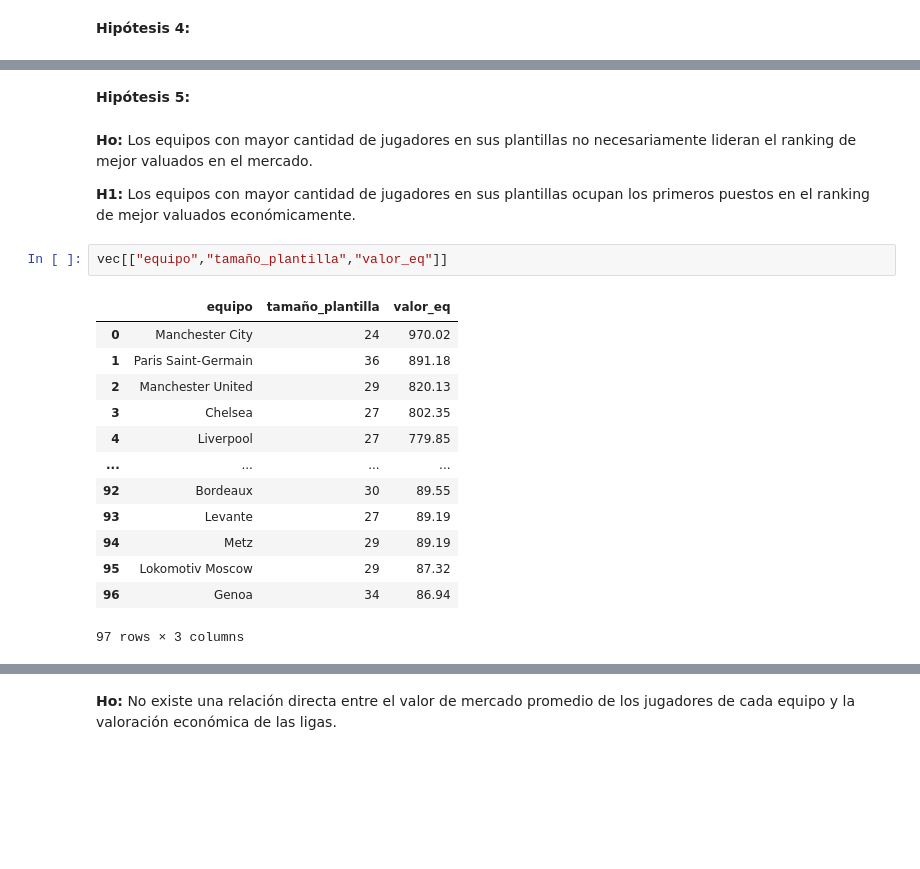
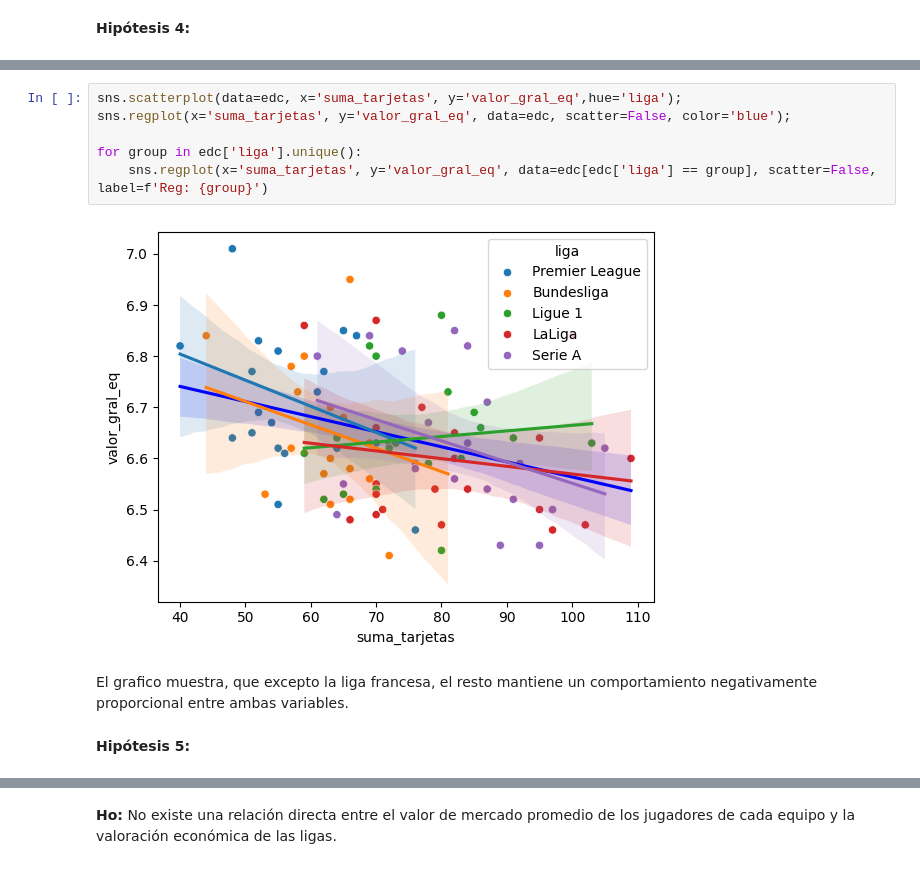
Before and after one commit to FedeThione/DS-EDA-Futbol, a Jupyter notebook: src/Notebooks/3-EDA_DEFINITIVO.ipynb, the cells around one changed output, grey strips where cells are left out. Cells and saved outputs as stored; diff of their text form; blank space fills up the shorter version.

```diff
--- a/src/Notebooks/3-EDA_DEFINITIVO.ipynb
+++ b/src/Notebooks/3-EDA_DEFINITIVO.ipynb
@@ -627,22 +617,12 @@ edc[["equipo","t_amarillas","t_rojas"]]
+# %%
+sns.scatterplot(data=edc, x='suma_tarjetas', y='valor_gral_eq',hue='liga');
+sns.regplot(x='suma_tarjetas', y='valor_gral_eq', data=edc, scatter=False, color='blue');
+
+for group in edc['liga'].unique():
+    sns.regplot(x='suma_tarjetas', y='valor_gral_eq', data=edc[edc['liga'] == group], scatter=False, label=f'Reg: {group}')
+# %% [output]
+[figure, added]
+# %% [markdown]
+El grafico muestra, que excepto la liga francesa, el resto mantiene un comportamiento negativamente proporcional entre ambas variables.
 # %% [markdown]
 **Hipótesis 5:**
-# %% [markdown]
-**Ho:** Los equipos con mayor cantidad de jugadores en sus plantillas no necesariamente lideran el ranking de mejor valuados en el mercado.
-
-**H1:** Los equipos con mayor cantidad de jugadores en sus plantillas ocupan los primeros puestos en el ranking de mejor valuados económicamente.
-# %%
-vec[["equipo","tamaño_plantilla","valor_eq"]]
-# %% [output]
-|  | equipo | tamaño_plantilla | valor_eq |
-| 0 | Manchester City | 24 | 970.02 |
-| 1 | Paris Saint-Germain | 36 | 891.18 |
-| 2 | Manchester United | 29 | 820.13 |
-| 3 | Chelsea | 27 | 802.35 |
-| 4 | Liverpool | 27 | 779.85 |
-| ... | ... | ... | ... |
-| 92 | Bordeaux | 30 | 89.55 |
-| 93 | Levante | 27 | 89.19 |
-| 94 | Metz | 29 | 89.19 |
-| 95 | Lokomotiv Moscow | 29 | 87.32 |
-| 96 | Genoa | 34 | 86.94 |
-97 rows × 3 columns
```
Also changed, not shown: parts of 16 cells of this notebook.
